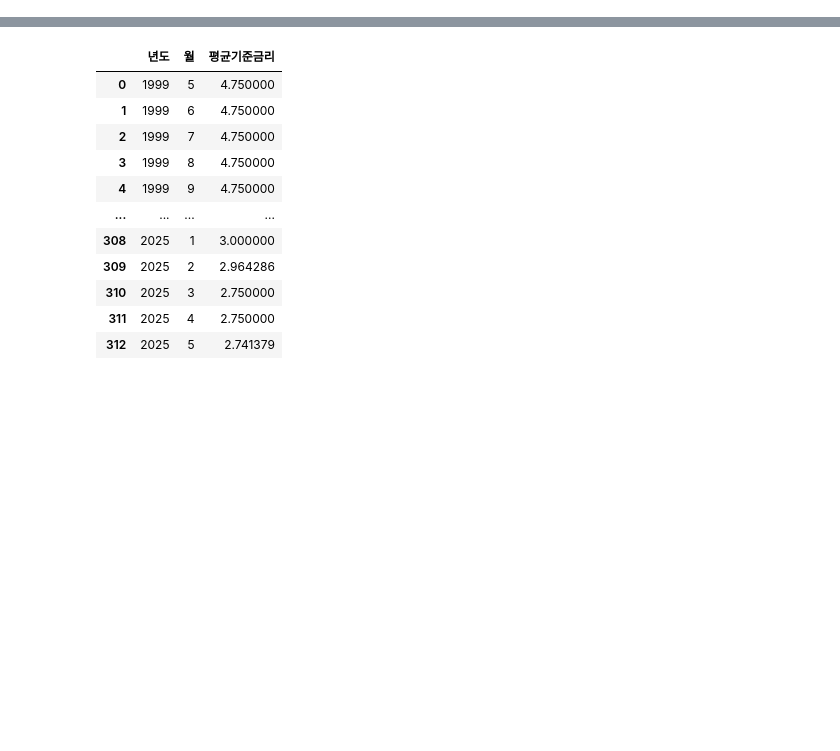
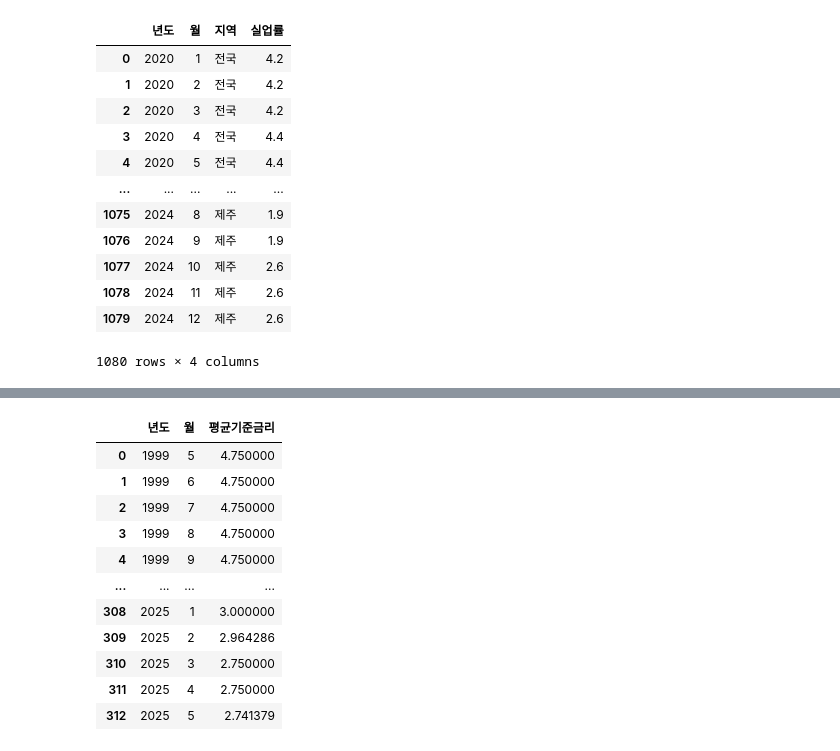
Before and after one commit to J2H3233/ev_project2, a Jupyter notebook: preprocess/economy.ipynb, the cells around one changed output, grey strips where cells are left out. Drawn from its saved outputs; the diff is of its cells as text; code cells hidden in the pictures; blank space fills up the shorter version.

```diff
--- a/preprocess/interest_rate.ipynb
+++ b/preprocess/economy.ipynb
@@ -25,0 +57,47 @@ df_rate
+# %%
+tmp = df_unemployment['시점'].astype(str).str.split('.', expand=True)
+df_unemployment['년도'] = tmp[0].astype(int)
+df_unemployment['분기'] = tmp[1].str.split('/', expand=True)[0].astype(int)
+
+
+months_map = {1:[1,2,3], 2:[4,5,6], 3:[7,8,9], 4:[10,11,12]}
+df_unemployment['월'] = df_unemployment['분기'].map(months_map)
+
+df_unemployment = df_unemployment.explode('월').reset_index(drop=True)
+
+df_unemployment = df_unemployment.drop(columns='분기')
+
+df_unemployment = df_unemployment.rename(columns={
+    '시도별': '지역',
+    '데이터': '실업률'
+})
+
+region_map = {
+    '전국': '전국','서울특별시': '서울','부산광역시': '부산',
+    '대구광역시': '대구','인천광역시': '인천','광주광역시': '광주',
+    '대전광역시': '대전','울산광역시': '울산','세종특별자치시': '세종',
+    '경기도': '경기','강원특별자치도': '강원','충청북도': '충북','충청남도': '충남',
+    '전라북도': '전북','전라남도': '전남','경상북도': '경북','경상남도': '경남',
+    '제주도': '제주','계':'전국','강원도': '강원'
+}
+df_unemployment['지역'] = df_unemployment['지역'].replace(region_map)
+
+
+unemp_cols = ['년도','월','지역','실업률']
+df_unemp_sel = df_unemployment[unemp_cols]
+
+df_unemp_sel
+# %% [output]
+|  | 년도 | 월 | 지역 | 실업률 |
+| 0 | 2020 | 1 | 전국 | 4.2 |
+| 1 | 2020 | 2 | 전국 | 4.2 |
+| 2 | 2020 | 3 | 전국 | 4.2 |
+| 3 | 2020 | 4 | 전국 | 4.4 |
+| 4 | 2020 | 5 | 전국 | 4.4 |
+| ... | ... | ... | ... | ... |
+| 1075 | 2024 | 8 | 제주 | 1.9 |
+| 1076 | 2024 | 9 | 제주 | 1.9 |
+| 1077 | 2024 | 10 | 제주 | 2.6 |
+| 1078 | 2024 | 11 | 제주 | 2.6 |
+| 1079 | 2024 | 12 | 제주 | 2.6 |
+1080 rows × 4 columns
```
Also changed, not shown: parts of 8 cells of this notebook, 31 other files.
